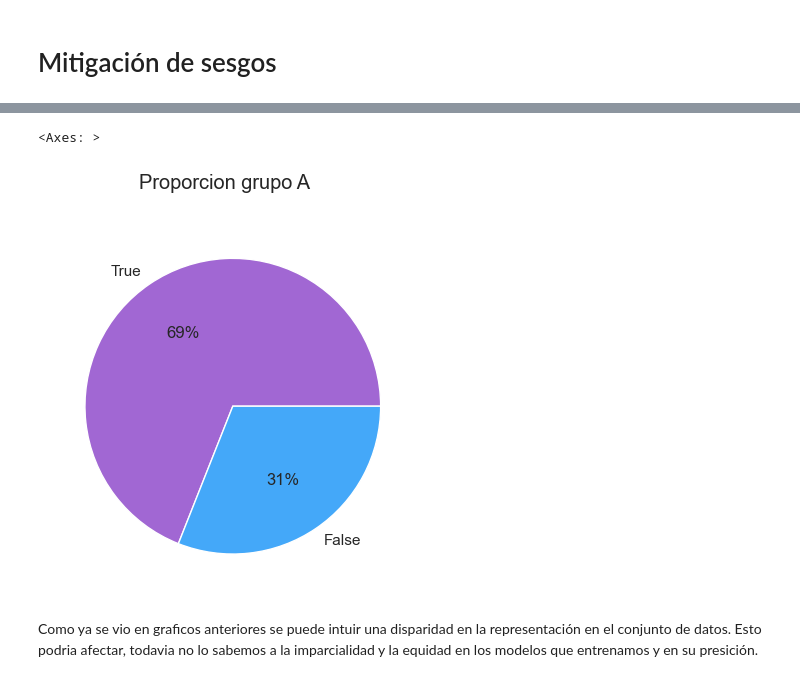
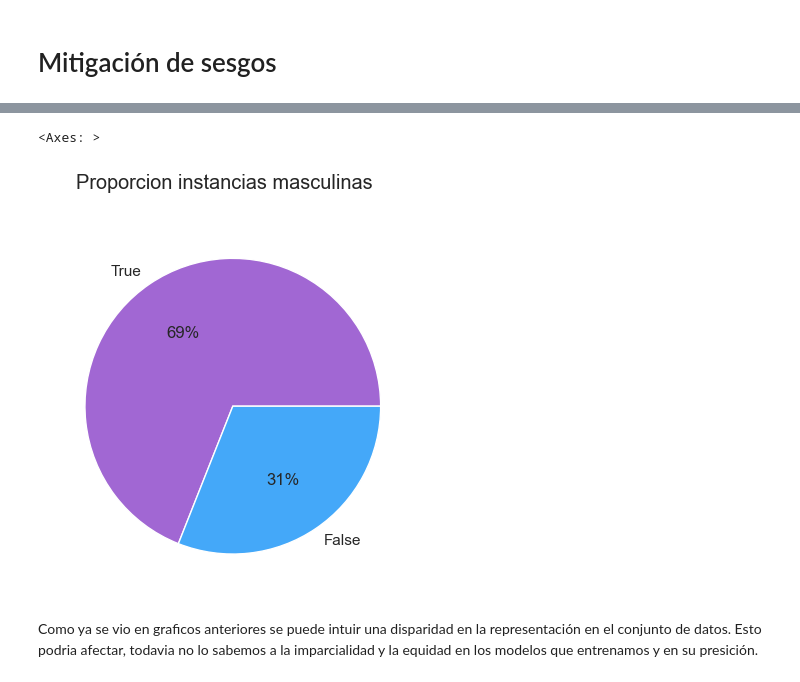
Before and after one commit to ezemartlopez/TP-Integrador-Equidad-en-Aprendizaje-Autom-tico, a Jupyter notebook: 01_Conjunto_datos.ipynb, the cells around one changed output, grey strips where cells are left out. Cells and saved outputs as stored; diff of their text form; code cells hidden in the pictures.

```diff
--- a/01_Conjunto_datos.ipynb
+++ b/01_Conjunto_datos.ipynb
@@ -1221,11 +1226,10 @@ Index(['porc_ingreso_disponible', 'residencia_actual_anios', 'edad',
 grupo_a = (features_encoded['sexo_male'] == 1).values
 grupo_b = (features_encoded['sexo_female'] == 1).values
 # %%
-from holisticai.bias.plots import group_pie_plot
-group_pie_plot(grupo_a, title = 'Proporcion grupo A')
+group_pie_plot(grupo_a, title = 'Proporcion instancias masculinas')
 # %% [output]
 <Axes: >
-[figure, old version]
+[figure, new version]
 # %% [markdown]
 Como ya se vio en graficos anteriores se puede intuir una disparidad en la representación en el conjunto de datos. Esto podria afectar, todavia no lo sabemos a la imparcialidad y la equidad en los modelos que entrenamos y en su presición.
 # %% [markdown]
```
Also changed, not shown: parts of 23 cells of this notebook, 1 other file.
